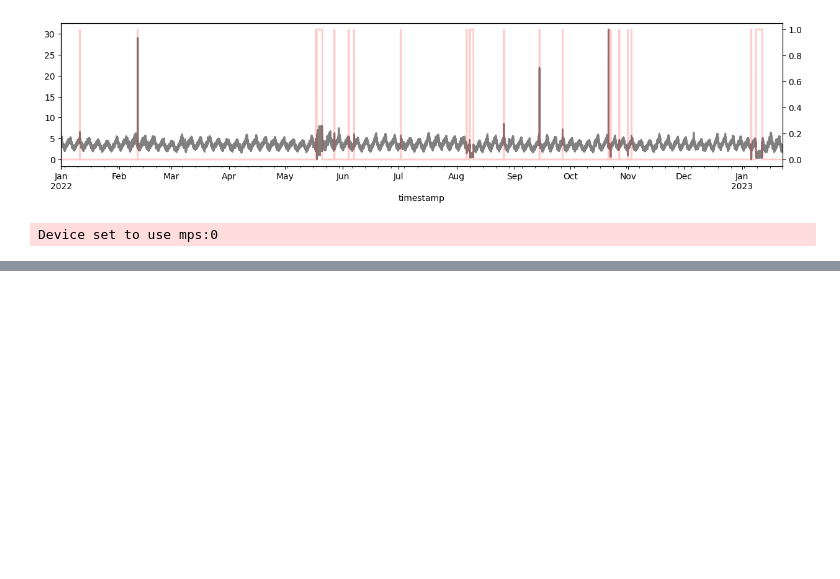
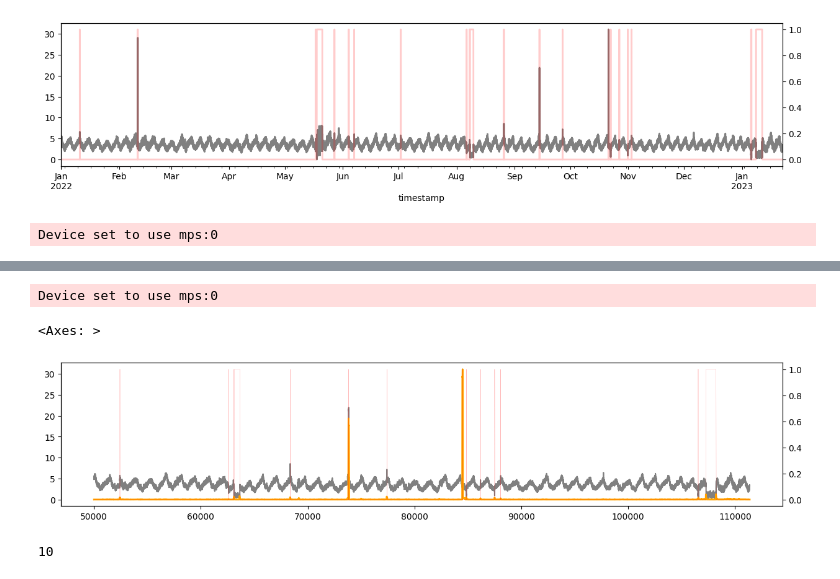
Before and after one commit to ibm-granite/granite-tsfm, a Jupyter notebook: notebooks/hfdemo/rolling_tsad.ipynb, the cells around one changed output, grey strips where cells are left out. Cells and saved outputs as stored; diff of their text form; code cells hidden in the pictures; blank space fills up the shorter version.

```diff
--- a/notebooks/hfdemo/rolling_tsad.ipynb
+++ b/notebooks/hfdemo/rolling_tsad.ipynb
@@ -127,0 +153,34 @@ state
+# %%
+pipeline2 = TimeSeriesAnomalyDetectionPipeline(
+    zeroshot_model,
+    timestamp_column="timestamp",
+    target_columns=["x"],
+    prediction_mode=[
+        AnomalyScoreMethods.TIME_RECONSTRUCTION.value,
+        AnomalyScoreMethods.FREQUENCY_RECONSTRUCTION.value,
+        AnomalyScoreMethods.PREDICTIVE.value,
+    ],
+    aggregation_length=64,
+    aggr_function="max",
+    smoothing_length=8,
+    least_significant_scale=0.1,
+    least_significant_score=0.1,
+)
+# %% [output]
+Device set to use mps:0
+# %%
+start, end = start_pos, start_pos + (1 + i) * segments * step + segment_length
+result = pipeline(df[start:end], batch_size=256)
+# %%
+fig, ax = plt.subplots(1, 1, figsize=(15, 3))
+ax2 = ax.twinx()
+result.x.plot(ax=ax, color="gray")
+result.anomaly_score.plot(ax=ax2, color="orange", linewidth=2)
+result.y.plot(ax=ax2, color="red", linewidth=0.1)
+# %% [output]
+<Axes: >
+[figure, added]
+# %%
+segments
+# %% [output]
+10
```
Also changed, not shown: parts of 10 cells of this notebook, 1 other file.
